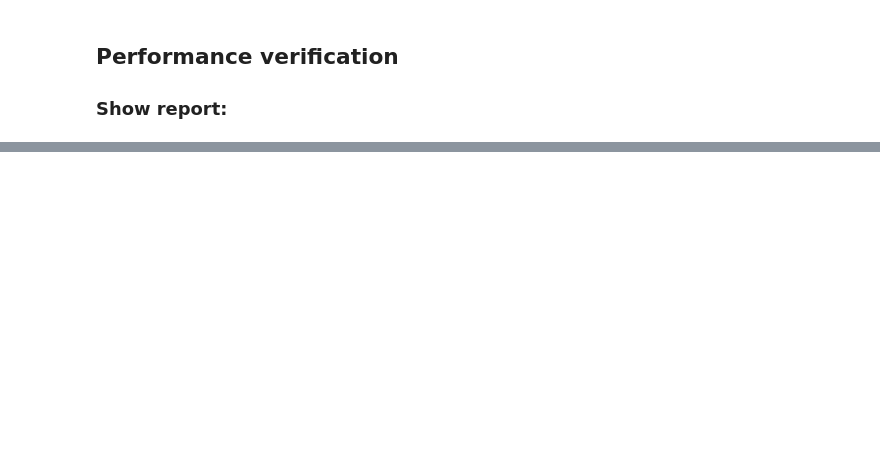
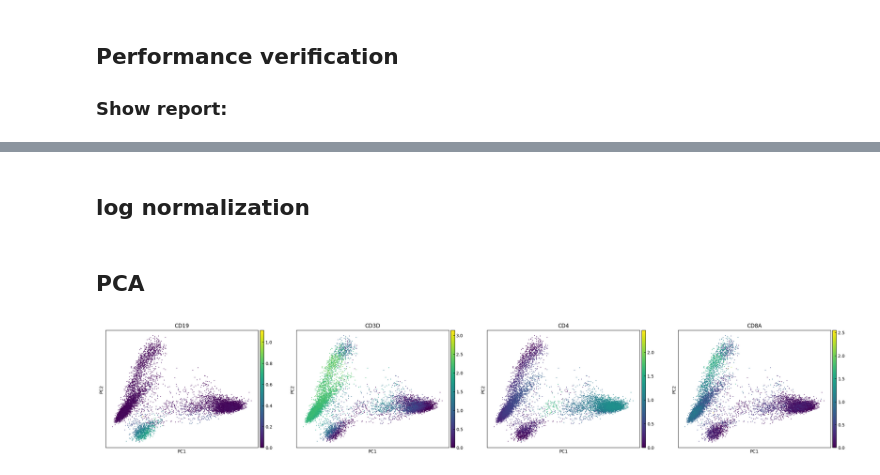
Before and after one commit to yusuke-imoto-lab/RECODE, a Jupyter notebook: python/sphinx/Tutorials/Tutorial_RNA.ipynb, the cells around one changed output, grey strips where cells are left out. Saved outputs shown, nothing was run; the diff lists cells and outputs as text; code cells hidden in the pictures; blank space fills up the shorter version.

```diff
--- a/python/sphinx/Tutorials/Tutorial_RNA.ipynb
+++ b/python/sphinx/Tutorials/Tutorial_RNA.ipynb
@@ -48,0 +53,2 @@ recode.report()
+# %% [markdown]
+## log normalization
@@ -48,0 +59,2 @@ recode.report()
+# %% [markdown]
+## PCA
@@ -48,0 +63,5 @@ recode.report()
+# %%
+plot_genes = ['CD19','CD3D','CD4','CD8A']
+sc.pl.pca(adata, color=plot_genes)
+# %% [output]
+[figure, added]
```
Also changed, not shown: parts of 22 cells of this notebook.
